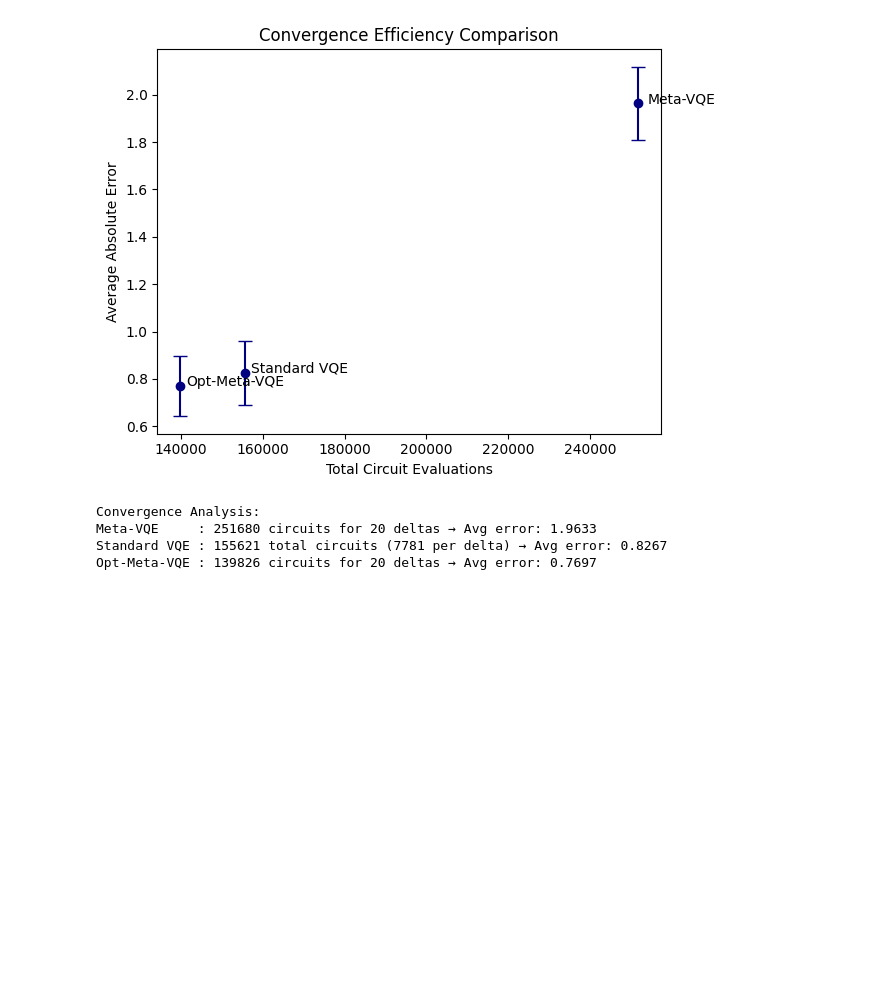
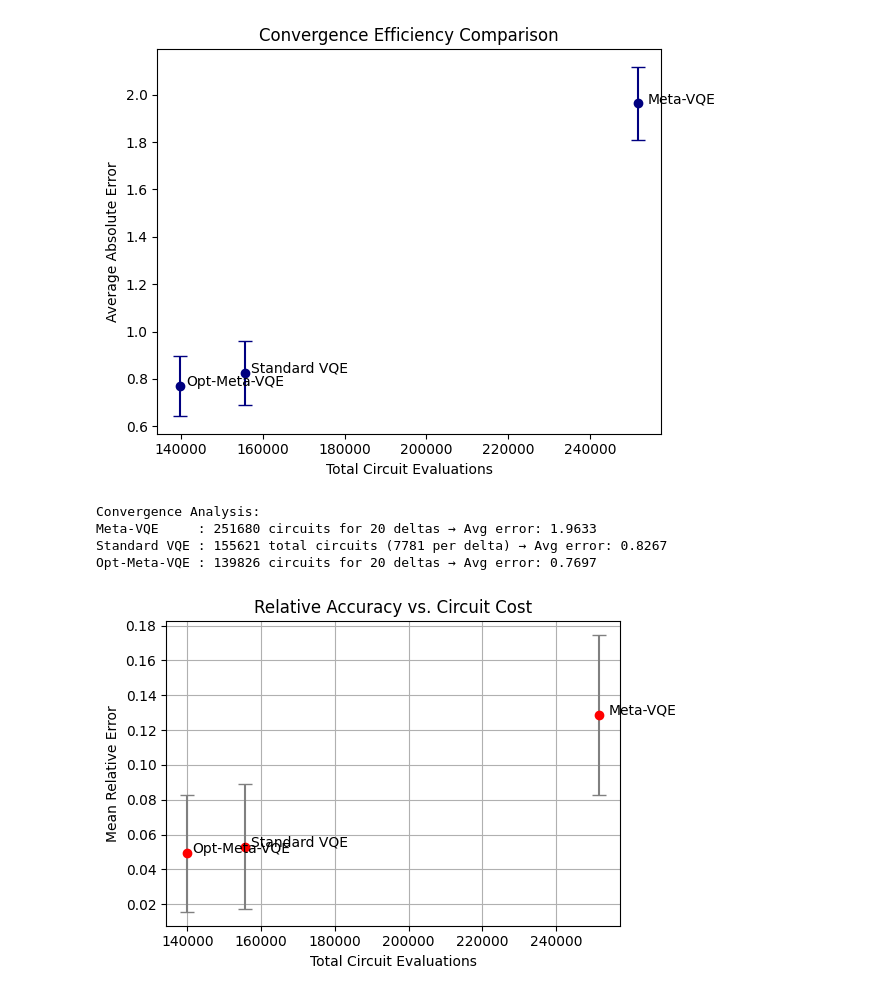
Before and after one commit to aidegare/meta-VQE, a Jupyter notebook: meta_VQE_BFGS.ipynb, the cells around one changed output. Drawn from its saved outputs; the diff is of its cells as text; code cells hidden in the pictures; blank space fills up the shorter version.

```diff
--- a/meta_VQE_BFGS.ipynb
+++ b/meta_VQE_BFGS.ipynb
@@ -635,3 +635,32 @@ Convergence Analysis:
 Meta-VQE     : 251680 circuits for 20 deltas → Avg error: 1.9633
 Standard VQE : 155621 total circuits (7781 per delta) → Avg error: 0.8267
 Opt-Meta-VQE : 139826 circuits for 20 deltas → Avg error: 0.7697
+# %%
+rel_err_meta_vqe = np.abs(np.array(y_train_metaVQE) - np.array(y_train_ex)) / np.abs(np.array(y_train_ex))
+mean_rel_err_meta_vqe = np.mean(rel_err_meta_vqe)
+
+rel_err_vqe = np.abs(np.array(y_VQE) - np.array(y_train_ex)) / np.abs(np.array(y_train_ex))
+mean_rel_err_vqe = np.mean(rel_err_vqe)
+
+rel_err_opt_meta_vqe = np.abs(np.array(y_opt_metaVQE) - np.array(y_train_ex)) / np.abs(np.array(y_train_ex))
+mean_rel_err_opt_meta_vqe = np.mean(rel_err_opt_meta_vqe)
+
+mean_relative_errors = [mean_rel_err_meta_vqe, mean_rel_err_vqe, mean_rel_err_opt_meta_vqe]
+std_rel_errors = [np.std(rel_err_meta_vqe), np.std(rel_err_vqe), np.std(rel_err_opt_meta_vqe)]
+# %%
+plt.figure(figsize=(6, 4))
+
+plt.errorbar(circuit_counts, mean_relative_errors, yerr=std_rel_errors,
+             fmt='o', color='red', ecolor='gray', capsize=5)
+
+for i, method in enumerate(methods):
+    plt.text(circuit_counts[i] * 1.01, mean_relative_errors[i], method, fontsize=10)
+
+plt.xlabel("Total Circuit Evaluations")
+plt.ylabel("Mean Relative Error")
+plt.title("Relative Accuracy vs. Circuit Cost")
+plt.grid(True)
+plt.tight_layout()
+plt.show()
+# %% [output]
+[figure, added]
```
